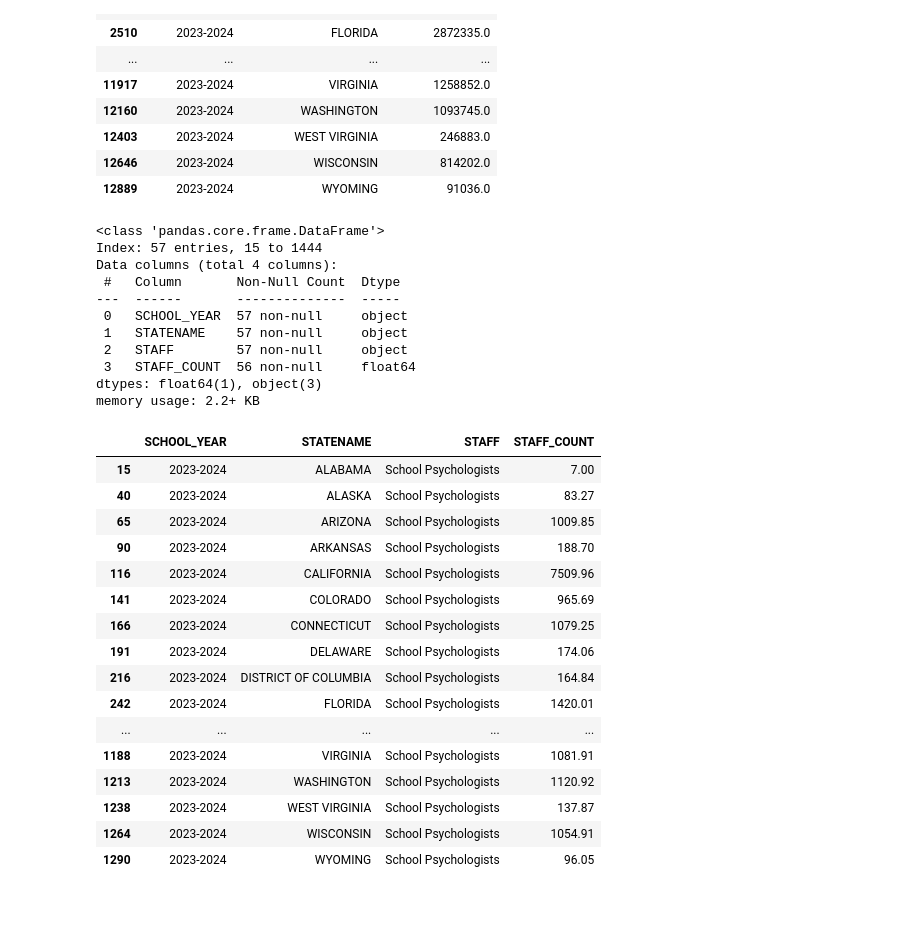
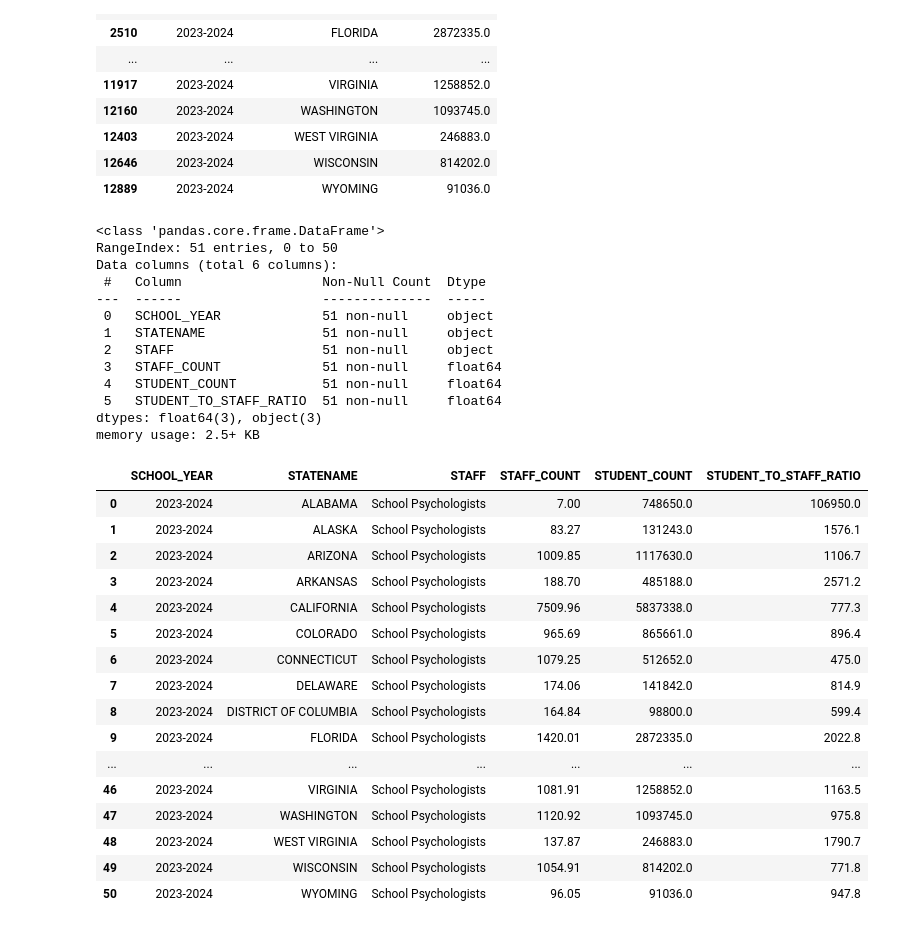
Before and after one commit to jkelly3rd/school_counselors, a Jupyter notebook: 00_school_counselors.ipynb, the cells around one changed output. Drawn from its saved outputs; the diff is of its cells as text; code cells hidden in the pictures.

Commit message:
Update data for tables

```diff
--- a/00_school_counselors.ipynb
+++ b/00_school_counselors.ipynb
@@ -78,45 +78,50 @@ memory usage: 1.6+ KB
 # %%
 # Create a filter to create a new dataframe of only School Psychologists
 school_psychologists = staffing_2024[staffing_2024["STAFF"] == "School Psychologists"]
 
 # filter to just include the school_year, statename, and student_count columns
 school_psychologists = school_psychologists[["SCHOOL_YEAR", "STATENAME", "STAFF", "STAFF_COUNT"]]
 
 # Merge with the enrollment data to get only STATENAME and STUDENT_COUNT columns
 school_psychologists = pd.merge(school_psychologists, enrollment_2024[["STATENAME", "STUDENT_COUNT"]], how="inner", on=["STATENAME"])
 
+# Calculate a ratio of students to staff as a new column and round to one digit after decimal
+school_psychologists["STUDENT_TO_STAFF_RATIO"] = (school_psychologists["STUDENT_COUNT"] / school_psychologists["STAFF_COUNT"]).round(1)
+
 # Show me the info and head of the data
 school_psychologists.info()
 school_psychologists.head(51)
 # %% [output]
 <class 'pandas.core.frame.DataFrame'>
-Index: 57 entries, 15 to 1444
-Data columns (total 4 columns):
- #   Column       Non-Null Count  Dtype
----  ------       --------------  -----
- 0   SCHOOL_YEAR  57 non-null     object
- 1   STATENAME    57 non-null     object
- 2   STAFF        57 non-null     object
- 3   STAFF_COUNT  56 non-null     float64
-dtypes: float64(1), object(3)
-memory usage: 2.2+ KB
+RangeIndex: 51 entries, 0 to 50
+Data columns (total 6 columns):
+ #   Column                  Non-Null Count  Dtype
+---  ------                  --------------  -----
+ 0   SCHOOL_YEAR             51 non-null     object
+ 1   STATENAME               51 non-null     object
+ 2   STAFF                   51 non-null     object
+ 3   STAFF_COUNT             51 non-null     float64
+ 4   STUDENT_COUNT           51 non-null     float64
+ 5   STUDENT_TO_STAFF_RATIO  51 non-null     float64
+dtypes: float64(3), object(3)
+memory usage: 2.5+ KB
-|  | SCHOOL_YEAR | STATENAME | STAFF | STAFF_COUNT |
-| 15 | 2023-2024 | ALABAMA | School Psychologists | 7.00 |
-| 40 | 2023-2024 | ALASKA | School Psychologists | 83.27 |
-| 65 | 2023-2024 | ARIZONA | School Psychologists | 1009.85 |
-| 90 | 2023-2024 | ARKANSAS | School Psychologists | 188.70 |
-| 116 | 2023-2024 | CALIFORNIA | School Psychologists | 7509.96 |
-| 141 | 2023-2024 | COLORADO | School Psychologists | 965.69 |
-| 166 | 2023-2024 | CONNECTICUT | School Psychologists | 1079.25 |
-| 191 | 2023-2024 | DELAWARE | School Psychologists | 174.06 |
-| 216 | 2023-2024 | DISTRICT OF COLUMBIA | School Psychologists | 164.84 |
-| 242 | 2023-2024 | FLORIDA | School Psychologists | 1420.01 |
-| ... | ... | ... | ... | ... |
-| 1188 | 2023-2024 | VIRGINIA | School Psychologists | 1081.91 |
-| 1213 | 2023-2024 | WASHINGTON | School Psychologists | 1120.92 |
-| 1238 | 2023-2024 | WEST VIRGINIA | School Psychologists | 137.87 |
-| 1264 | 2023-2024 | WISCONSIN | School Psychologists | 1054.91 |
-| 1290 | 2023-2024 | WYOMING | School Psychologists | 96.05 |
+|  | SCHOOL_YEAR | STATENAME | STAFF | STAFF_COUNT | STUDENT_COUNT | STUDENT_TO_STAFF_RATIO |
+| 0 | 2023-2024 | ALABAMA | School Psychologists | 7.00 | 748650.0 | 106950.0 |
+| 1 | 2023-2024 | ALASKA | School Psychologists | 83.27 | 131243.0 | 1576.1 |
+| 2 | 2023-2024 | ARIZONA | School Psychologists | 1009.85 | 1117630.0 | 1106.7 |
+| 3 | 2023-2024 | ARKANSAS | School Psychologists | 188.70 | 485188.0 | 2571.2 |
+| 4 | 2023-2024 | CALIFORNIA | School Psychologists | 7509.96 | 5837338.0 | 777.3 |
+| 5 | 2023-2024 | COLORADO | School Psychologists | 965.69 | 865661.0 | 896.4 |
+| 6 | 2023-2024 | CONNECTICUT | School Psychologists | 1079.25 | 512652.0 | 475.0 |
+| 7 | 2023-2024 | DELAWARE | School Psychologists | 174.06 | 141842.0 | 814.9 |
+| 8 | 2023-2024 | DISTRICT OF COLUMBIA | School Psychologists | 164.84 | 98800.0 | 599.4 |
+| 9 | 2023-2024 | FLORIDA | School Psychologists | 1420.01 | 2872335.0 | 2022.8 |
+| ... | ... | ... | ... | ... | ... | ... |
+| 46 | 2023-2024 | VIRGINIA | School Psychologists | 1081.91 | 1258852.0 | 1163.5 |
+| 47 | 2023-2024 | WASHINGTON | School Psychologists | 1120.92 | 1093745.0 | 975.8 |
+| 48 | 2023-2024 | WEST VIRGINIA | School Psychologists | 137.87 | 246883.0 | 1790.7 |
+| 49 | 2023-2024 | WISCONSIN | School Psychologists | 1054.91 | 814202.0 | 771.8 |
+| 50 | 2023-2024 | WYOMING | School Psychologists | 96.05 | 91036.0 | 947.8 |
 # %%
 # Follow that same pattern to create a new dataframe of only Guidance Counselors
 # This ensures that we're getting the derived TOTAL for separately-reported broken out counselors at all levels
```
Also changed, not shown: parts of 2 cells of this notebook, 4 other files.
